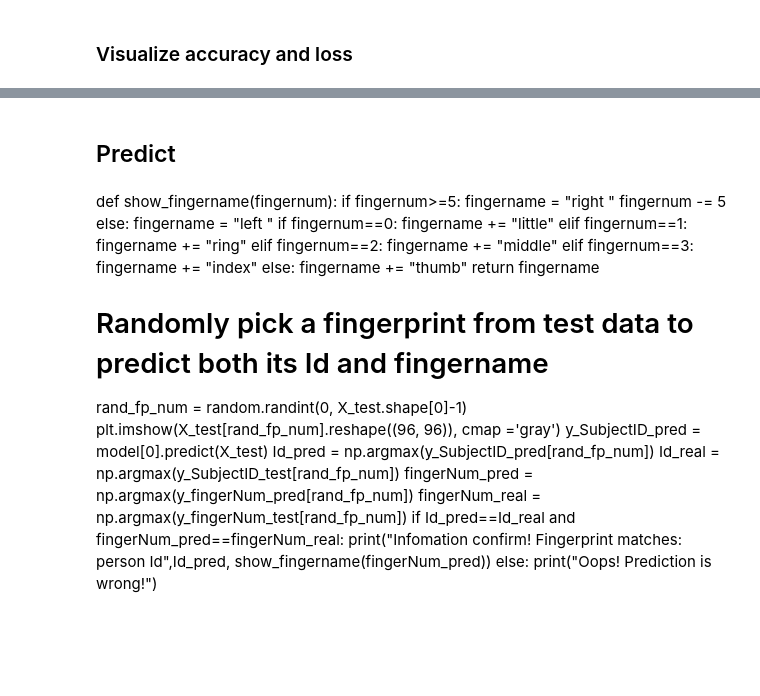
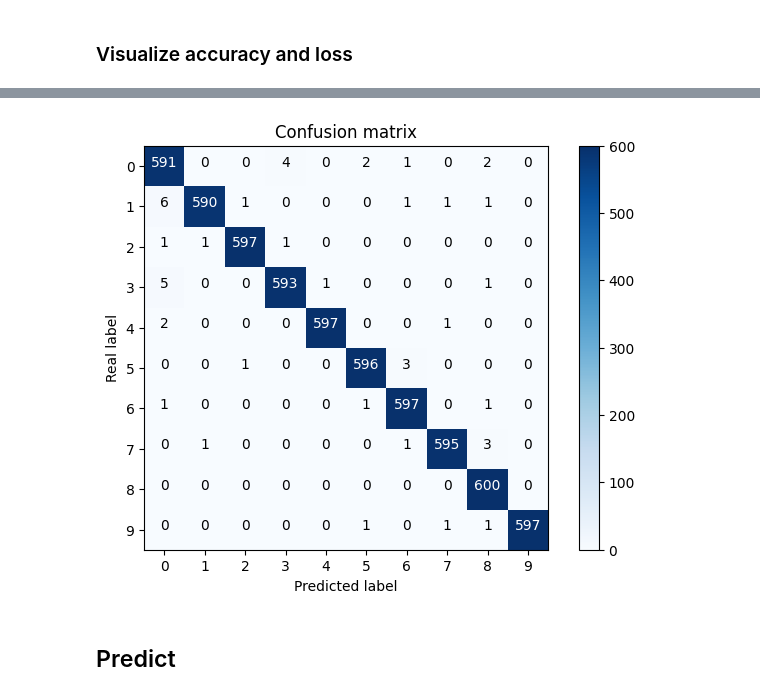
Before and after one commit to Kludi99/Fingerprints, a Jupyter notebook: MinutiaesRecognition.ipynb, the cells around one changed output, grey strips where cells are left out. Saved outputs shown, nothing was run; the diff lists cells and outputs as text; code cells hidden in the pictures; blank space fills up the shorter version.

```diff
--- a/MinutiaesRecognition.ipynb
+++ b/MinutiaesRecognition.ipynb
@@ -578,0 +602,41 @@ print("Finger recognition accuracy: ",testing_acc_finger[1]*100, "%")
+# %%
+# Visualize finger prediction with confusion matrix
+def plot_confusion_matrix(conmat, classes,
+                          normalize=False,
+                          title='Confusion matrix',
+                          cmap=plt.cm.Blues):
+    """
+    This function prints and plots the confusion matrix.
+    Normalization can be applied by setting `normalize=True`.
+    """
+    plt.imshow(conmat, interpolation='nearest', cmap=cmap)
+    plt.title(title)
+    plt.colorbar()
+    tick_marks = np.arange(len(classes))
+    plt.xticks(tick_marks, classes)
+    plt.yticks(tick_marks, classes)
+
+    if normalize:
+        conmat = conmat.astype('float') / conmat.sum(axis=1)[:, np.newaxis]
+
+    thresh = conmat.max() / 2.
+    for i, j in itertools.product(range(conmat.shape[0]), range(conmat.shape[1])):
+        plt.text(j, i, conmat[i, j],
+                 horizontalalignment="center",
+                 color="white" if conmat[i, j] > thresh else "black")
+
+    plt.tight_layout()
+    plt.ylabel('Real label')
+    plt.xlabel('Predicted label')
+
+# Predict the values from the test dataset
+y_fingerNum_pred = model[1].predict(X_test)
+# Convert predictions classes to one hot vectors
+y_fingerNum_pred_classes = np.argmax(y_fingerNum_pred, axis=1)
+# Convert test observations to one hot vectors
+y_fingerNum_real = np.argmax(y_fingerNum_test, axis=1)
+# compute the confusion matrix
+confusion_mtx = confusion_matrix(y_fingerNum_real, y_fingerNum_pred_classes)
+# plot the confusion matrix
+plot_confusion_matrix(confusion_mtx, classes = range(10))
+# %% [output]
@@ -579,31 +644,3 @@ print("Finger recognition accuracy: ",testing_acc_finger[1]*100, "%")
+[figure, added]
 # %% [markdown]
 ## Predict
-# %% [markdown]
-def show_fingername(fingernum):
-    if fingernum>=5:
-        fingername = "right "
-        fingernum -= 5
-    else: fingername = "left "
-    if fingernum==0:
-        fingername += "little"
-    elif fingernum==1:
-        fingername += "ring"
-    elif fingernum==2:
-        fingername += "middle"
-    elif fingernum==3:
-        fingername += "index"
-    else: fingername += "thumb"
-    return fingername
-
-# Randomly pick a fingerprint from test data to predict both its Id and fingername
-rand_fp_num = random.randint(0, X_test.shape[0]-1)
-plt.imshow(X_test[rand_fp_num].reshape((96, 96)), cmap ='gray')
-y_SubjectID_pred = model[0].predict(X_test)
-Id_pred = np.argmax(y_SubjectID_pred[rand_fp_num])
-Id_real = np.argmax(y_SubjectID_test[rand_fp_num])
-fingerNum_pred = np.argmax(y_fingerNum_pred[rand_fp_num])
-fingerNum_real = np.argmax(y_fingerNum_test[rand_fp_num])
-if Id_pred==Id_real and fingerNum_pred==fingerNum_real:
-    print("Infomation confirm! Fingerprint matches: person Id",Id_pred, show_fingername(fingerNum_pred))
-else:
-    print("Oops! Prediction is wrong!")
```
Also changed, not shown: parts of 13 cells of this notebook.
